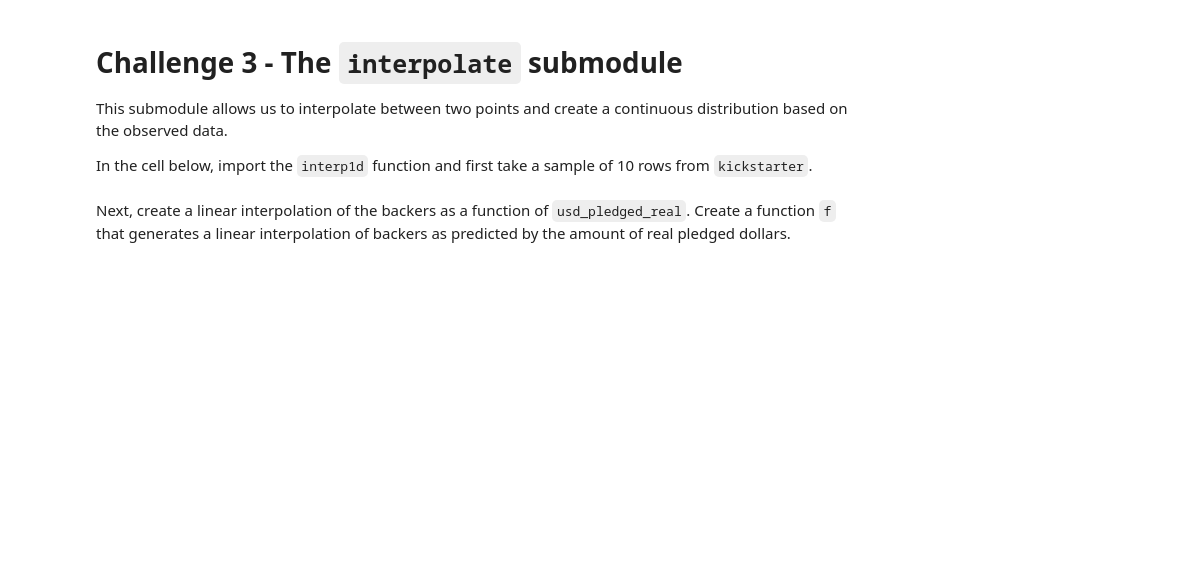
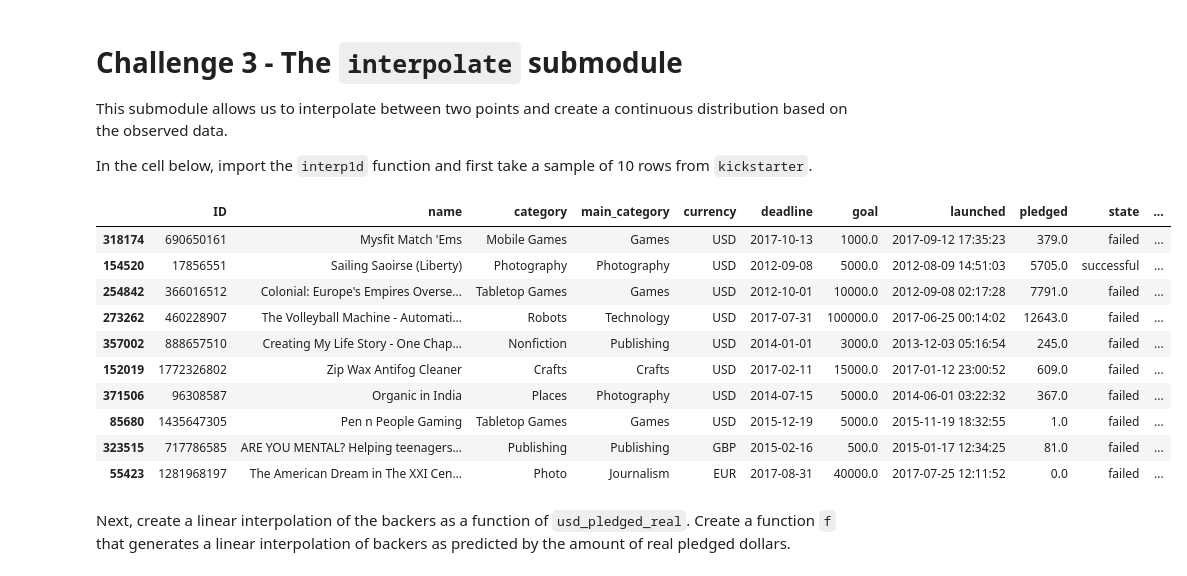
Before and after one commit to Nacho-Laiseca/datamad0819, a Jupyter notebook: module-2/lab-intro-to-scipy/your-code/main.ipynb, the cells around one changed output. Drawn from its saved outputs; the diff is of its cells as text; code cells hidden in the pictures; blank space fills up the shorter version.

Commit message:
lab-intro-to-scipy: Challenge 3 done

```diff
--- a/module-2/lab-intro-to-scipy/your-code/main.ipynb
+++ b/module-2/lab-intro-to-scipy/your-code/main.ipynb
@@ -118,2 +128,20 @@ In the cell below, import the `interp1d` function and first take a sample of 10
+# %%
+# Your code here:
+from scipy.interpolate import interp1d
+
+data_sample = kickstarter.sample(n = 10)
+display(data_sample)
+# %% [output]
+|  | ID | name | category | main_category | currency | deadline | goal | launched | pledged | state | ... |
+| 318174 | 690650161 | Mysfit Match 'Ems | Mobile Games | Games | USD | 2017-10-13 | 1000.0 | 2017-09-12 17:35:23 | 379.0 | failed | ... |
+| 154520 | 17856551 | Sailing Saoirse (Liberty) | Photography | Photography | USD | 2012-09-08 | 5000.0 | 2012-08-09 14:51:03 | 5705.0 | successful | ... |
+| 254842 | 366016512 | Colonial: Europe's Empires Overse... | Tabletop Games | Games | USD | 2012-10-01 | 10000.0 | 2012-09-08 02:17:28 | 7791.0 | failed | ... |
+| 273262 | 460228907 | The Volleyball Machine - Automati... | Robots | Technology | USD | 2017-07-31 | 100000.0 | 2017-06-25 00:14:02 | 12643.0 | failed | ... |
+| 357002 | 888657510 | Creating My Life Story - One Chap... | Nonfiction | Publishing | USD | 2014-01-01 | 3000.0 | 2013-12-03 05:16:54 | 245.0 | failed | ... |
+| 152019 | 1772326802 | Zip Wax Antifog Cleaner | Crafts | Crafts | USD | 2017-02-11 | 15000.0 | 2017-01-12 23:00:52 | 609.0 | failed | ... |
+| 371506 | 96308587 | Organic in India | Places | Photography | USD | 2014-07-15 | 5000.0 | 2014-06-01 03:22:32 | 367.0 | failed | ... |
+| 85680 | 1435647305 | Pen n People Gaming | Tabletop Games | Games | USD | 2015-12-19 | 5000.0 | 2015-11-19 18:32:55 | 1.0 | failed | ... |
+| 323515 | 717786585 | ARE YOU MENTAL? Helping teenagers... | Publishing | Publishing | GBP | 2015-02-16 | 500.0 | 2015-01-17 12:34:25 | 81.0 | failed | ... |
+| 55423 | 1281968197 | The American Dream in The XXI Cen... | Photo | Journalism | EUR | 2017-08-31 | 40000.0 | 2017-07-25 12:11:52 | 0.0 | failed | ... |
 # %% [markdown]
 Next, create a linear interpolation of the backers as a function of `usd_pledged_real`. Create a function `f` that generates a linear interpolation of backers as predicted by the amount of real pledged dollars.
```
Also changed, not shown: parts of 13 cells of this notebook, 2 other files.
